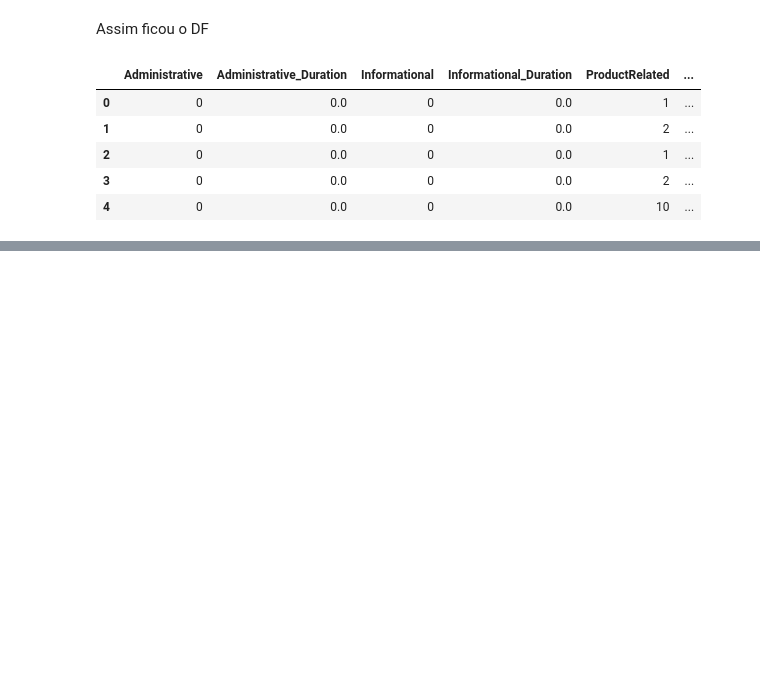
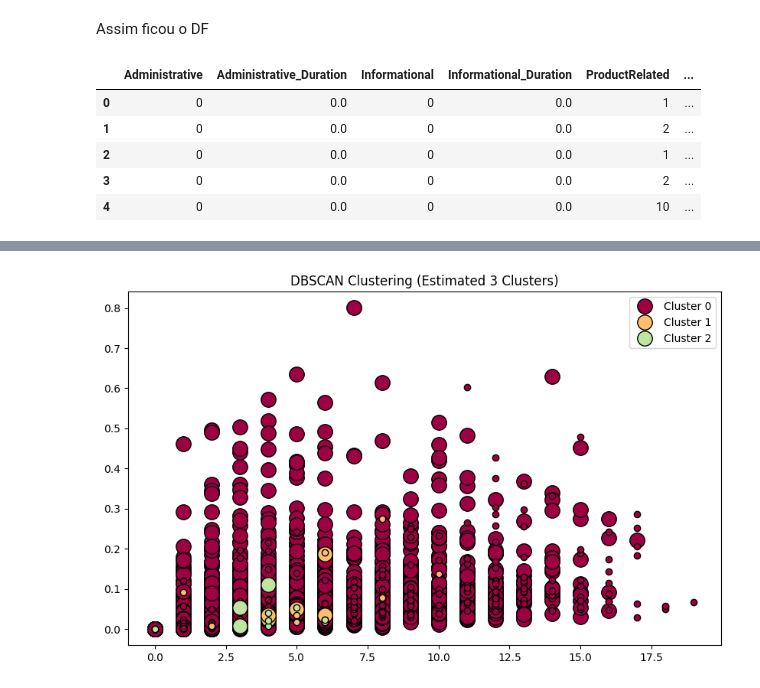
Before and after one commit to vaaaltin/MLProd, a Jupyter notebook: 2o Semestre/IML2/Atividade 2/at_2.ipynb, the cells around one changed output, grey strips where cells are left out. Cells and saved outputs as stored; diff of their text form; code cells hidden in the pictures; blank space fills up the shorter version.

Commit message:
new clustering

```diff
--- a/2o Semestre/IML2/Atividade 2/at_2.ipynb
+++ b/2o Semestre/IML2/Atividade 2/at_2.ipynb
@@ -166,0 +191,33 @@ https://www.kaggle.com/code/tanishaharde/e-commerce-shopper-purchase-prediction-
+# %%
+X = df.values
+# %%
+db = DBSCAN(eps=epsilon, min_samples=10).fit(X)
+# %%
+# Visualize the DBSCAN clusters
+core_samples_mask = np.zeros_like(db.labels_, dtype=bool)
+core_samples_mask[db.core_sample_indices_] = True
+labels = db.labels_
+
+# Number of clusters in labels, ignoring noise if present.
+n_clusters = len(set(labels)) - (1 if -1 in labels else 0)
+
+# Create unique colors for each cluster
+colors = plt.cm.Spectral(np.linspace(0, 1, len(set(labels))))
+
+# Plot the clusters
+plt.figure(figsize=(10, 6))
+for k, col in zip(range(n_clusters), colors):
+    class_member_mask = (labels == k)
+    xy = X[class_member_mask & core_samples_mask]
+    plt.plot(xy[:, 0], xy[:, 1], 'o', markerfacecolor=col,
+             markeredgecolor='k', markersize=14, label=f'Cluster {k}')
+
+    xy = X[class_member_mask & ~core_samples_mask]
+    plt.plot(xy[:, 0], xy[:, 1], 'o', markerfacecolor=col,
+             markeredgecolor='k', markersize=6)
+
+plt.title(f'DBSCAN Clustering (Estimated {n_clusters} Clusters)')
+plt.legend(loc='upper right')
+plt.show()
+# %% [output]
+[figure, added]
```
Also changed, not shown: parts of 8 cells of this notebook.
